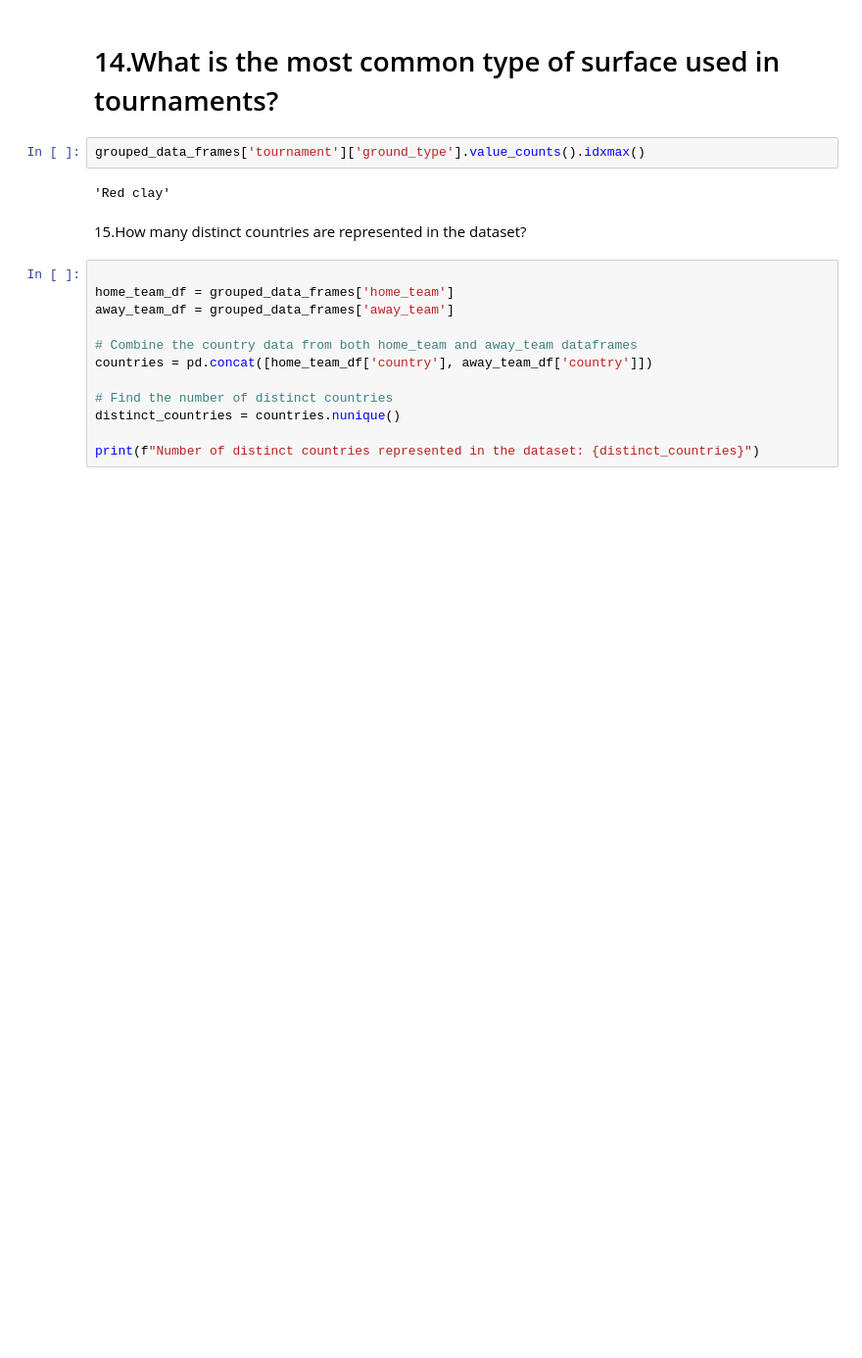
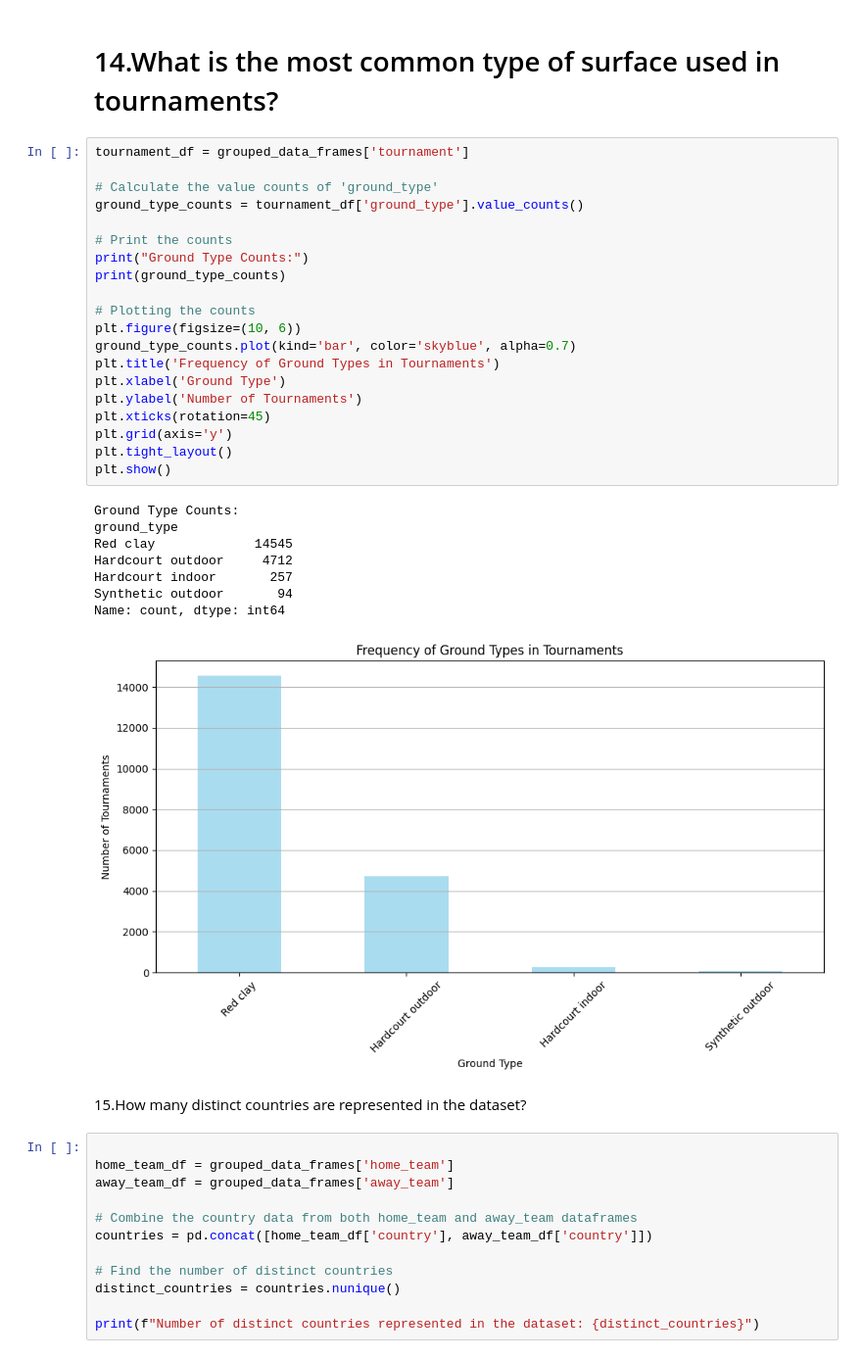
Before and after one commit to HosseinFaghihi/tennismatch_coop_coding, a Jupyter notebook: tproject.ipynb, the cells around one changed output. Shown at 98% size. Cells and saved outputs as stored; diff of their text form; blank space fills up the shorter version.

```diff
--- a/tproject.ipynb
+++ b/tproject.ipynb
@@ -951,10 +1074,35 @@ Name: count, dtype: int64
 <h1>
 14.What is the most common type of surface used in tournaments?
 </h1>
-# %%
-grouped_data_frames['tournament']['ground_type'].value_counts().idxmax()
-# %% [output]
-'Red clay'
+# %%
+tournament_df = grouped_data_frames['tournament']
+
+# Calculate the value counts of 'ground_type'
+ground_type_counts = tournament_df['ground_type'].value_counts()
+
+# Print the counts
+print("Ground Type Counts:")
+print(ground_type_counts)
+
+# Plotting the counts
+plt.figure(figsize=(10, 6))
+ground_type_counts.plot(kind='bar', color='skyblue', alpha=0.7)
+plt.title('Frequency of Ground Types in Tournaments')
+plt.xlabel('Ground Type')
+plt.ylabel('Number of Tournaments')
+plt.xticks(rotation=45)
+plt.grid(axis='y')
+plt.tight_layout()
+plt.show()
+# %% [output]
+Ground Type Counts:
+ground_type
+Red clay             14545
+Hardcourt outdoor     4712
+Hardcourt indoor       257
+Synthetic outdoor       94
+Name: count, dtype: int64
+[figure, added]
 # %% [markdown]
 15.How many distinct countries are represented in the dataset?
 # %%
```
Also changed, not shown: parts of 10 cells of this notebook.
